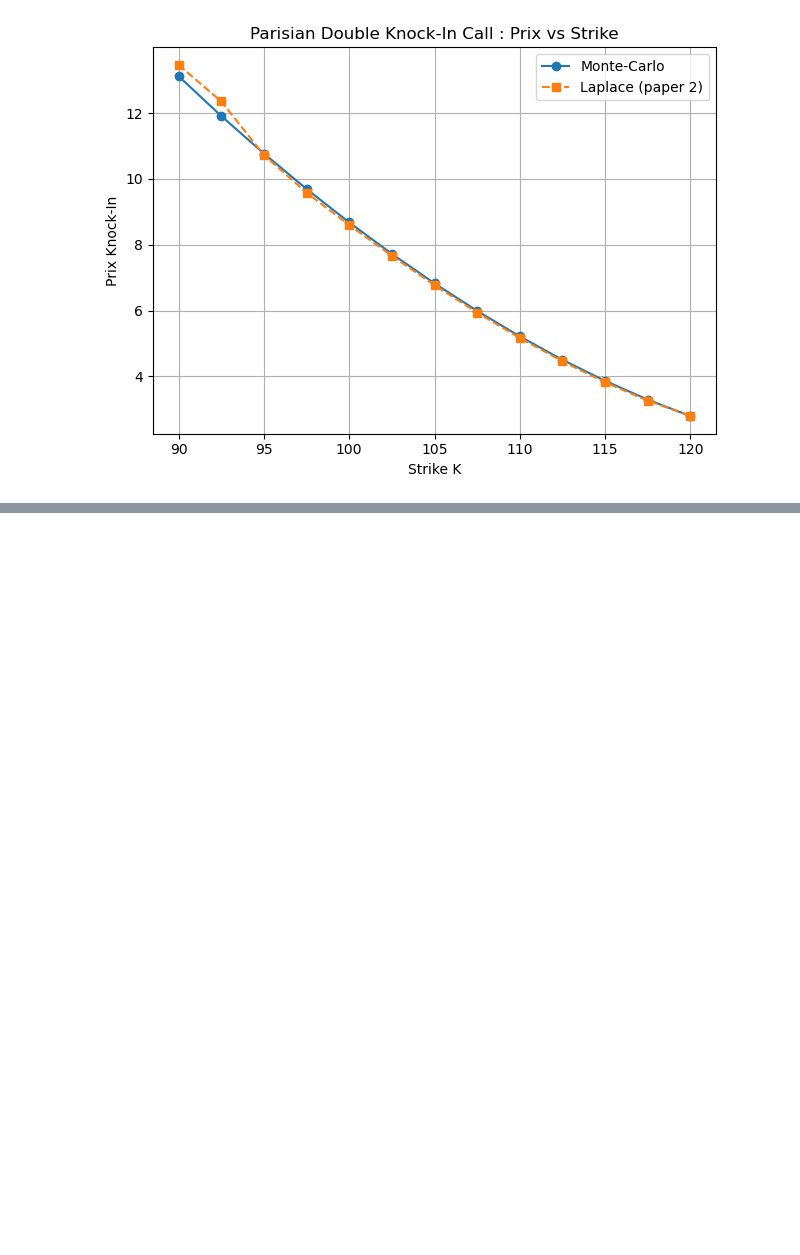
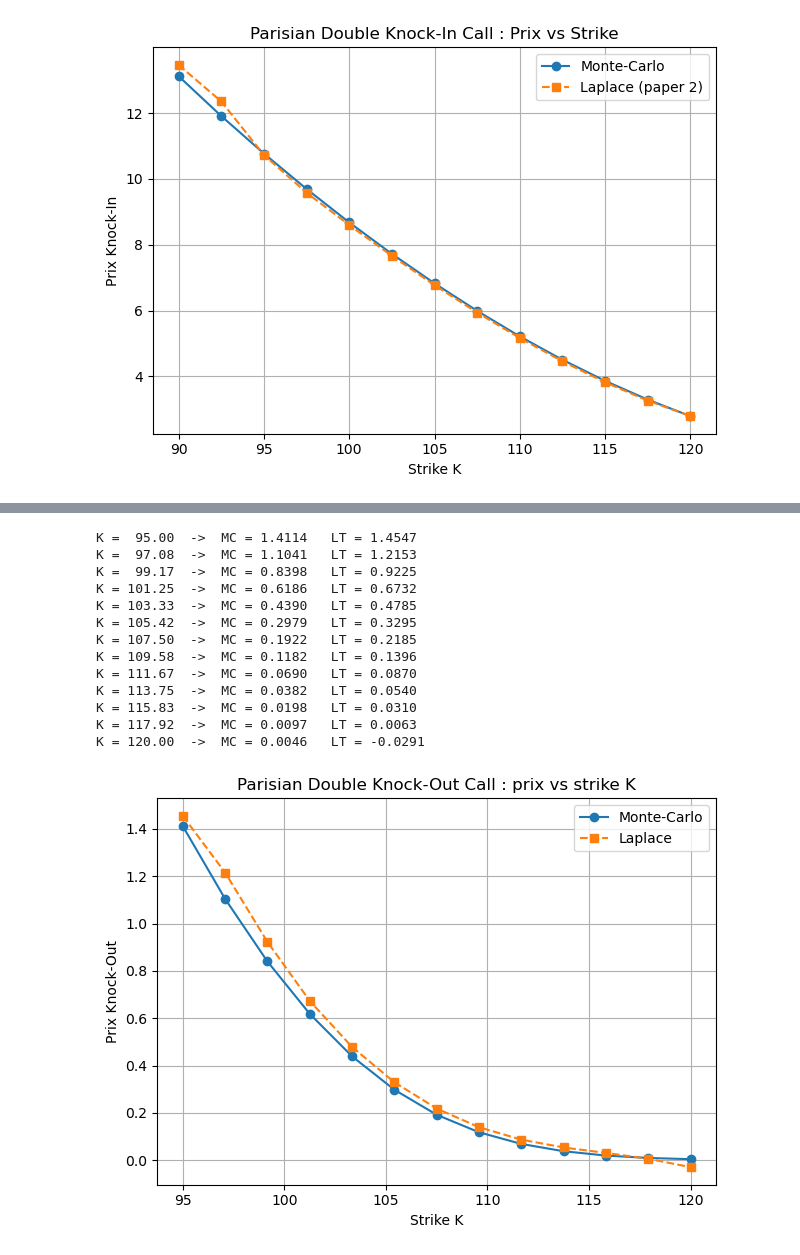
Before and after one commit to Simolams/Projet-Monte-Carlo, a Jupyter notebook: double_barrier.ipynb, the cells around one changed output, grey strips where cells are left out. Cells and saved outputs as stored; diff of their text form; code cells hidden in the pictures; blank space fills up the shorter version.

```diff
--- a/double_barrier.ipynb
+++ b/double_barrier.ipynb
@@ -109,0 +159,57 @@ K = 120.00  ->  MC = 2.7914   LT = 2.7957
+# %%
+# example_knockout_vs_strike.py
+import numpy as np, matplotlib.pyplot as plt
+from laplace_double_parisian import price_parisian_double_out_call_lt
+from mc_double_parisian      import (simulate_paths_bs,
+                                     price_parisian_double_out_call_mc)
+
+# ----------------- paramètres fixes -----------------
+S0       = 100
+L, U     = 90, 110
+r, q     = 0.03, 0.0
+sigma    = 0.20
+T, steps = 1.0, 252
+paths, sub = 40_000, 5
+
+D = 20 / 252                         # délai fixé (20 jours)
+K_grid = np.linspace(95, 120, 13)    # 90,92.5,…,120
+mc_prices, lt_prices = [], []
+
+# ----------------- boucle sur K -----------------
+for K in K_grid:
+    S_paths = simulate_paths_bs(S0, r, q, sigma,
+                                T, steps, paths,
+                                seed=2025, sub=sub)
+
+    mc = price_parisian_double_out_call_mc(
+            S_paths, K, L, U, r, T, D, steps*sub)
+
+    lt = price_parisian_double_out_call_lt(
+            S0, K, L, U, r, q, sigma, T, D,
+            alpha=8.0, N=30)
+
+    mc_prices.append(mc); lt_prices.append(lt)
+    print(f"K = {K:6.2f}  ->  MC = {mc:6.4f}   LT = {lt:6.4f}")
+
+# ----------------- tracé -----------------
+plt.plot(K_grid, mc_prices, 'o-', label='Monte-Carlo')
+plt.plot(K_grid, lt_prices, 's--', label='Laplace')
+plt.title('Parisian Double Knock-Out Call : prix vs strike K')
+plt.xlabel('Strike K')
+plt.ylabel('Prix Knock-Out')
+plt.grid(); plt.legend(); plt.tight_layout(); plt.show()
+# %% [output]
+K =  95.00  ->  MC = 1.4114   LT = 1.4547
+K =  97.08  ->  MC = 1.1041   LT = 1.2153
+K =  99.17  ->  MC = 0.8398   LT = 0.9225
+K = 101.25  ->  MC = 0.6186   LT = 0.6732
+K = 103.33  ->  MC = 0.4390   LT = 0.4785
+K = 105.42  ->  MC = 0.2979   LT = 0.3295
+K = 107.50  ->  MC = 0.1922   LT = 0.2185
+K = 109.58  ->  MC = 0.1182   LT = 0.1396
+K = 111.67  ->  MC = 0.0690   LT = 0.0870
+K = 113.75  ->  MC = 0.0382   LT = 0.0540
+K = 115.83  ->  MC = 0.0198   LT = 0.0310
+K = 117.92  ->  MC = 0.0097   LT = 0.0063
+K = 120.00  ->  MC = 0.0046   LT = -0.0291
+[figure, added]
```
Also changed, not shown: parts of 3 cells of this notebook, 2 other files.
